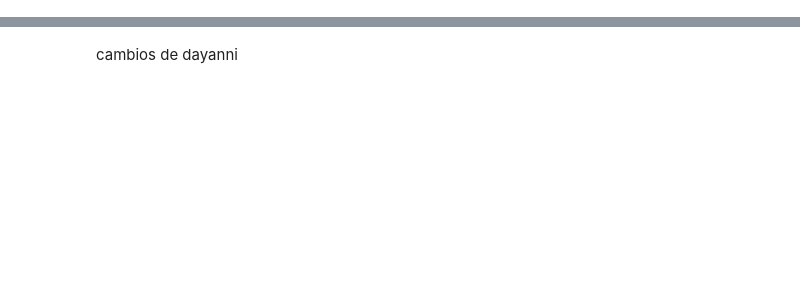
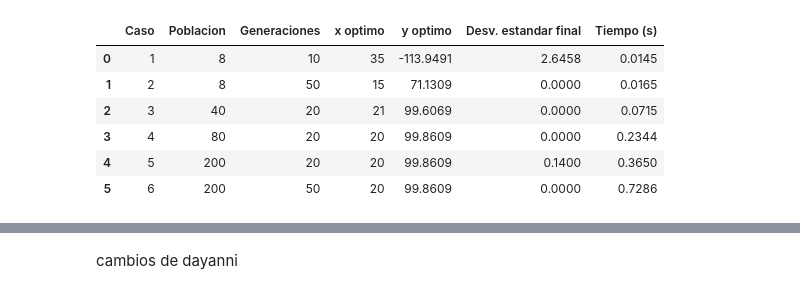
Before and after one commit to DayanniGodoy/MIA, a Jupyter notebook: MIA_Tarea1.ipynb, the cells around one changed output, grey strips where cells are left out. Saved outputs shown, nothing was run; the diff lists cells and outputs as text; code cells hidden in the pictures; blank space fills up the shorter version.

```diff
--- a/MIA_Tarea1.ipynb
+++ b/MIA_Tarea1.ipynb
@@ -375,0 +518,20 @@ Resultado: x = 21, y = 99.6069
+# %%
+# Tabla comparativa de los 6 casos de prueba
+tabla_p1 = pd.DataFrame({
+    "Caso": range(1, 7),
+    "Poblacion": poblaciones_p1,
+    "Generaciones": generaciones_p1,
+    "x optimo": x_optimo_p1,
+    "y optimo": np.round(y_optimo_p1, 4),
+    "Desv. estandar final": np.round(std_final_p1, 4),
+    "Tiempo (s)": np.round(tiempo_p1, 4)
+})
+tabla_p1
+# %% [output]
+|  | Caso | Poblacion | Generaciones | x optimo | y optimo | Desv. estandar final | Tiempo (s) |
+| 0 | 1 | 8 | 10 | 35 | -113.9491 | 2.6458 | 0.0145 |
+| 1 | 2 | 8 | 50 | 15 | 71.1309 | 0.0000 | 0.0165 |
+| 2 | 3 | 40 | 20 | 21 | 99.6069 | 0.0000 | 0.0715 |
+| 3 | 4 | 80 | 20 | 20 | 99.8609 | 0.0000 | 0.2344 |
+| 4 | 5 | 200 | 20 | 20 | 99.8609 | 0.1400 | 0.3650 |
+| 5 | 6 | 200 | 50 | 20 | 99.8609 | 0.0000 | 0.7286 |
```
Also changed, not shown: parts of 23 cells of this notebook, 2 other files.
